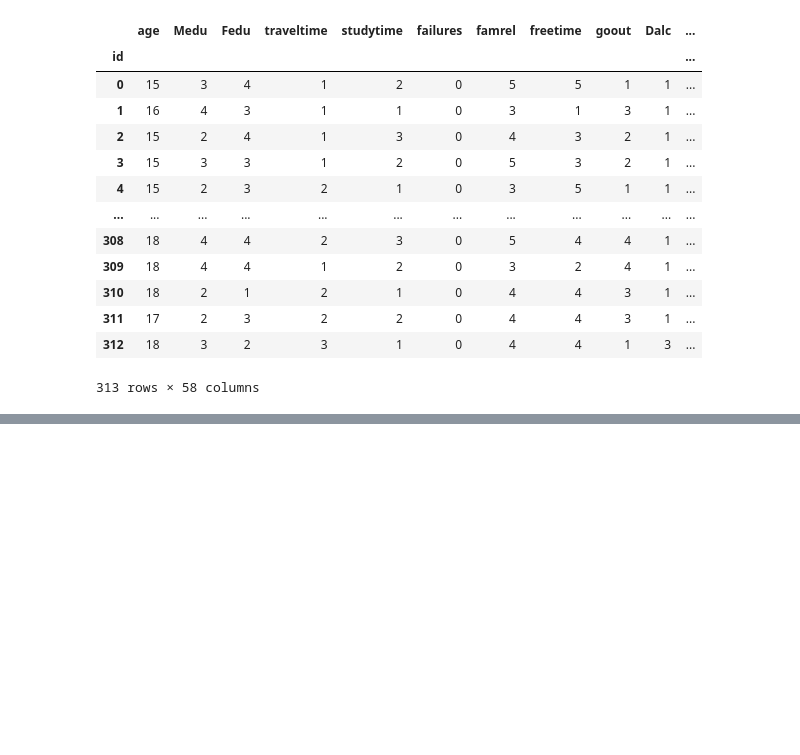
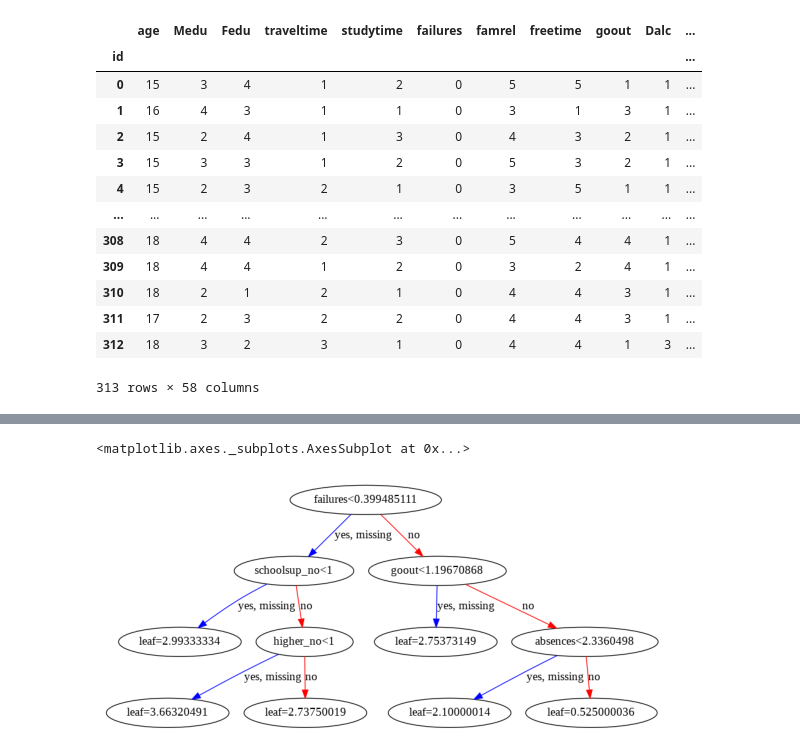
Before and after one commit to coffeeboost/SML-grade-predictor, a Jupyter notebook: CAIS_Kaggle.ipynb, the cells around one changed output, grey strips where cells are left out. Saved outputs shown, nothing was run; the diff lists cells and outputs as text; code cells hidden in the pictures; blank space fills up the shorter version.

```diff
--- a/CAIS_Kaggle.ipynb
+++ b/CAIS_Kaggle.ipynb
@@ -1864,0 +2043,8 @@ bst.save_model('0001.model')
+# %%
+#decision tree of model
+#not very useful in helping me determine the usefulness of features
+f, ax1 = plt.subplots(1,1,figsize=(10,10))
+xgb.plot_tree(bst,ax=ax1)
+# %% [output]
+<matplotlib.axes._subplots.AxesSubplot at 0x...>
+[figure, added]
```
Also changed, not shown: parts of 50 cells of this notebook.
